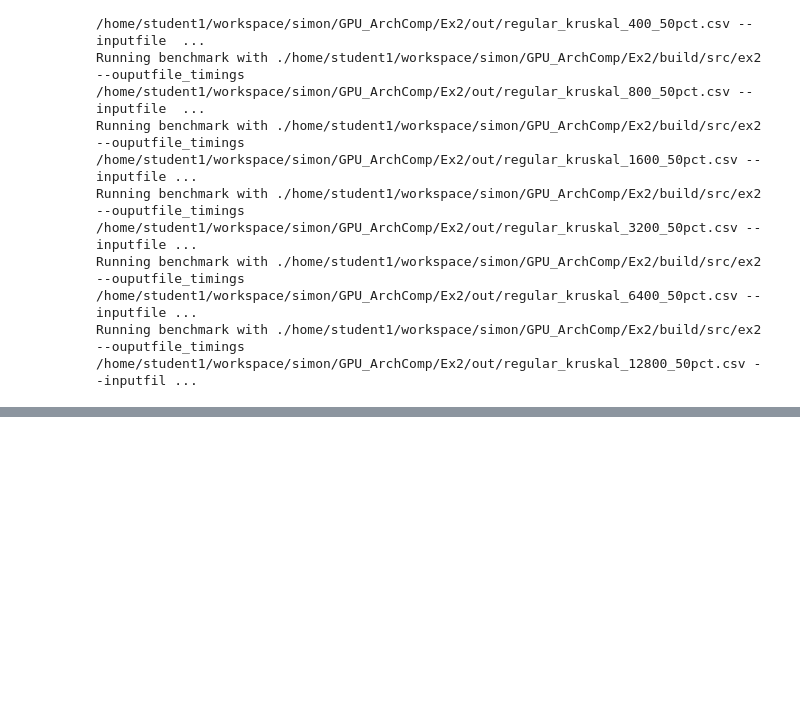
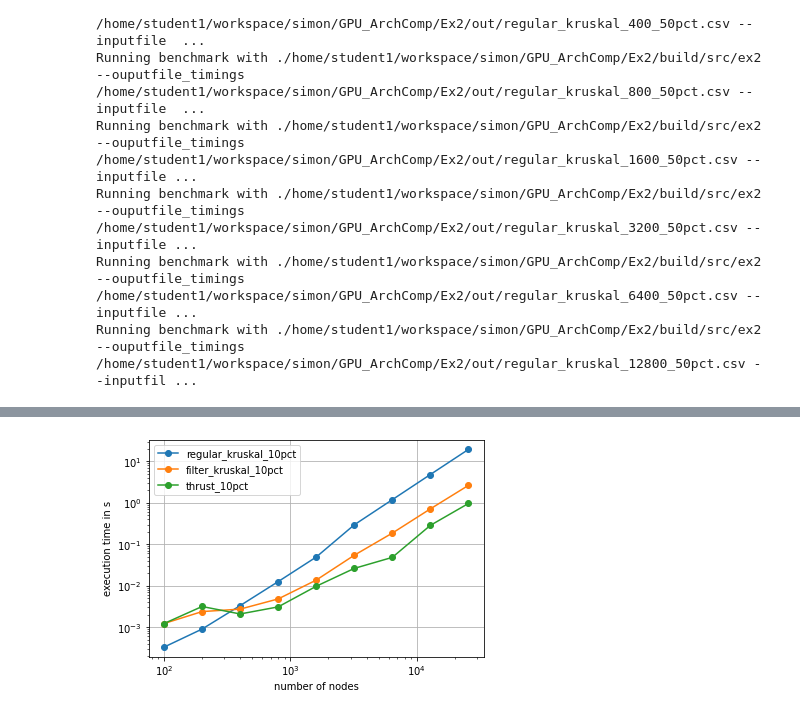
Before and after one commit to hitimr/GPU_ArchComp, a Jupyter notebook: Ex2/scripts/kruskal_benchmark.ipynb, the cells around one changed output, grey strips where cells are left out. Saved outputs shown, nothing was run; the diff lists cells and outputs as text; code cells hidden in the pictures; blank space fills up the shorter version.

```diff
--- a/Ex2/scripts/kruskal_benchmark.ipynb
+++ b/Ex2/scripts/kruskal_benchmark.ipynb
@@ -142,0 +268,2 @@ regular_kruskal_runs_d50.append({'n_nodes': n_nodes_list_d50[-1], 'density': '50
+# %%
+do_benchmark_runs(filter_kruskal_runs_d10)
@@ -154,0 +304,2 @@ Running benchmark with ./home/student1/workspace/simon/GPU_ArchComp/Ex2/build/sr
+# %%
+do_benchmark_runs(regular_kruskal_runs_d10)
@@ -166,0 +340,2 @@ Running benchmark with ./home/student1/workspace/simon/GPU_ArchComp/Ex2/build/sr
+# %%
+do_benchmark_runs(thrust_runs_d10)
@@ -167 +376,6 @@ Running benchmark with ./home/student1/workspace/simon/GPU_ArchComp/Ex2/build/sr
+# %%
+plot_lines(regular_kruskal_runs_d10 + filter_kruskal_runs_d10 + thrust_runs_d10)
+plt.savefig(common.OUT_DIR / "lines1.png", dpi=200)
+# %% [output]
+[figure, added]
 # %%
```
Also changed, not shown: parts of 17 cells of this notebook, 1 other file.
